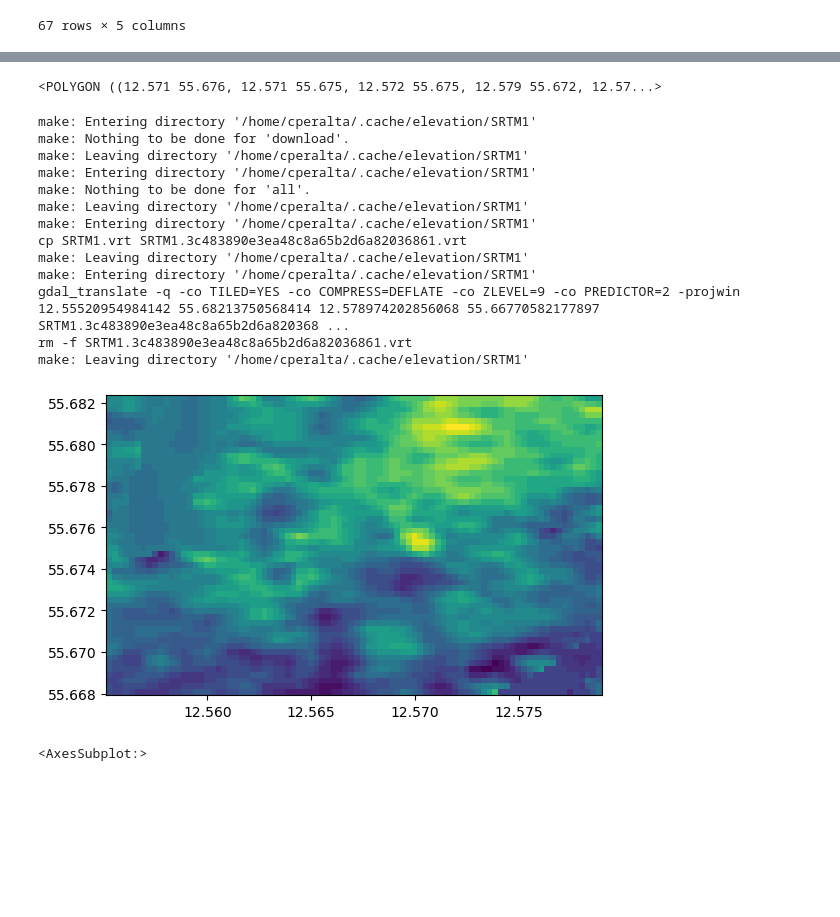
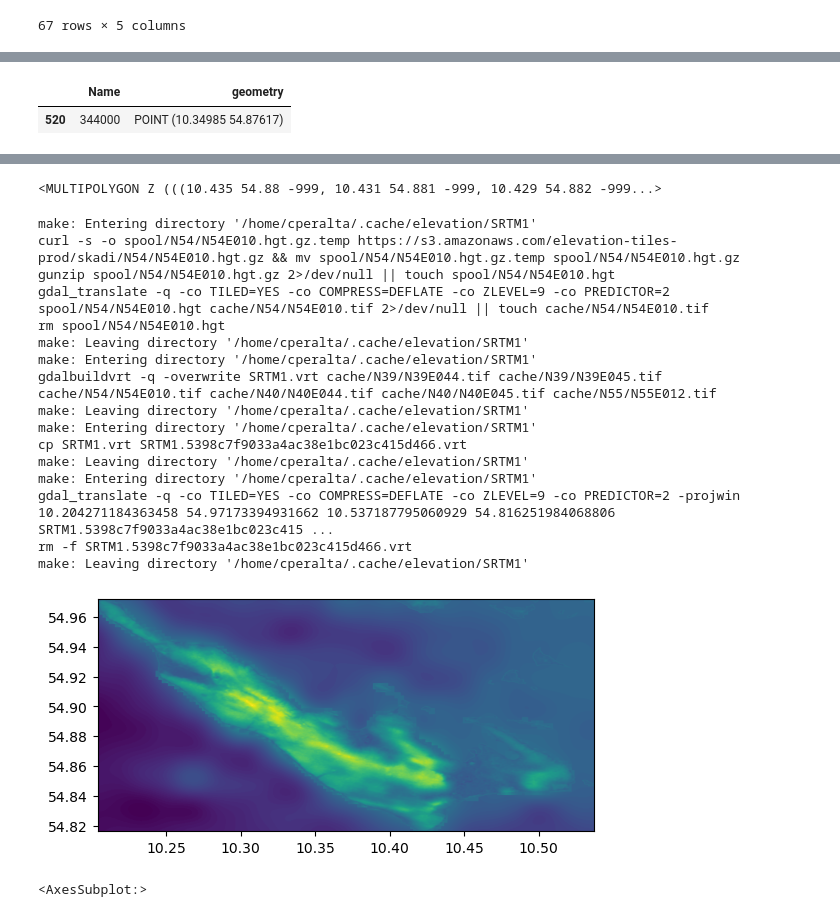
Before and after one commit to carlos9917/learning, a Jupyter notebook: GIS/download_denmark_dem.ipynb, the cells around one changed output, grey strips where cells are left out. Cells and saved outputs as stored; diff of their text form; code cells hidden in the pictures; blank space fills up the shorter version.

```diff
--- a/GIS/download_denmark_dem.ipynb
+++ b/GIS/download_denmark_dem.ipynb
@@ -9,6 +10,8 @@ import folium as fl
 # %%
 data_path="data/DK/kvarterPolygon.shp"
 df_cph_shp = gpd.read_file(data_path)
+df_stations_vejvejr = gpd.read_file("data/vejvejr_stations_ll.shp")
+dk_kom = gpd.read_file("data/kommuner.geojson")
 # %%
 df_cph_shp
 # %% [output]
@@ -28,3 +47,10 @@ df_cph_shp
+# %%
+df_stations_vejvejr[df_stations_vejvejr["Name"] == "344000"]
+# %% [output]
+|  | Name | geometry |
+| 520 | 344000 | POINT (10.34985 54.87617) |
+# %%
+dk_aero=dk_kom[dk_kom["KOMNAVN"] == "Ærø"]
 # %%
 
 
@@ -48,31 +82,36 @@ from shapely.ops import unary_union
 
 selected_province = 'Metropolzonen'
 gdf_selected_province = df_cph_shp[df_cph_shp['kvarternav']==selected_province]
+
 selected_polygon = unary_union(gdf_selected_province['geometry'].values)
+selected_polygon = unary_union(dk_aero["geometry"].values)
 selected_polygon
 # %% [output]
-<POLYGON ((12.571 55.676, 12.571 55.675, 12.572 55.675, 12.579 55.672, 12.57...>
+<MULTIPOLYGON Z (((10.435 54.88 -999, 10.431 54.881 -999, 10.429 54.882 -999...>
 # %%
-output = os.path.join(os.getcwd(),'data/DK/dem_cph_metropolzonen.tif')
+output = os.path.join(os.getcwd(),'data/DK/dem_aero.tif')
 bounds = selected_polygon.bounds
 west_c, south_c, east_c, north_c = bounds
 elevation.clip(bounds=bounds, output=output, product='SRTM1')
 dem = rio.open(output)
 show(dem)
 # %% [output]
 make: Entering directory '/home/cperalta/.cache/elevation/SRTM1'
-make: Nothing to be done for 'download'.
+curl -s -o spool/N54/N54E010.hgt.gz.temp https://s3.amazonaws.com/elevation-tiles-prod/skadi/N54/N54E010.hgt.gz && mv spool/N54/N54E010.hgt.gz.temp spool/N54/N54E010.hgt.gz
+gunzip spool/N54/N54E010.hgt.gz 2>/dev/null || touch spool/N54/N54E010.hgt
+gdal_translate -q -co TILED=YES -co COMPRESS=DEFLATE -co ZLEVEL=9 -co PREDICTOR=2 spool/N54/N54E010.hgt cache/N54/N54E010.tif 2>/dev/null || touch cache/N54/N54E010.tif
+rm spool/N54/N54E010.hgt
 make: Leaving directory '/home/cperalta/.cache/elevation/SRTM1'
 make: Entering directory '/home/cperalta/.cache/elevation/SRTM1'
-make: Nothing to be done for 'all'.
+gdalbuildvrt -q -overwrite SRTM1.vrt cache/N39/N39E044.tif cache/N39/N39E045.tif cache/N54/N54E010.tif cache/N40/N40E044.tif cache/N40/N40E045.tif cache/N55/N55E012.tif
 make: Leaving directory '/home/cperalta/.cache/elevation/SRTM1'
 make: Entering directory '/home/cperalta/.cache/elevation/SRTM1'
-cp SRTM1.vrt SRTM1.3c483890e3ea48c8a65b2d6a82036861.vrt
+cp SRTM1.vrt SRTM1.5398c7f9033a4ac38e1bc023c415d466.vrt
 make: Leaving directory '/home/cperalta/.cache/elevation/SRTM1'
 make: Entering directory '/home/cperalta/.cache/elevation/SRTM1'
-gdal_translate -q -co TILED=YES -co COMPRESS=DEFLATE -co ZLEVEL=9 -co PREDICTOR=2 -projwin 12.55520954984142 55.68213750568414 12.578974202856068 55.66770582177897 SRTM1.3c483890e3ea48c8a65b2d6a820368 ...
-rm -f SRTM1.3c483890e3ea48c8a65b2d6a82036861.vrt
+gdal_translate -q -co TILED=YES -co COMPRESS=DEFLATE -co ZLEVEL=9 -co PREDICTOR=2 -projwin 10.204271184363458 54.97173394931662 10.537187795060929 54.816251984068806 SRTM1.5398c7f9033a4ac38e1bc023c415 ...
+rm -f SRTM1.5398c7f9033a4ac38e1bc023c415d466.vrt
 make: Leaving directory '/home/cperalta/.cache/elevation/SRTM1'
-[figure, old version]
+[figure, new version]
 <AxesSubplot:>
 # %%
```
Also changed, not shown: parts of 8 cells of this notebook, 7 other files.
